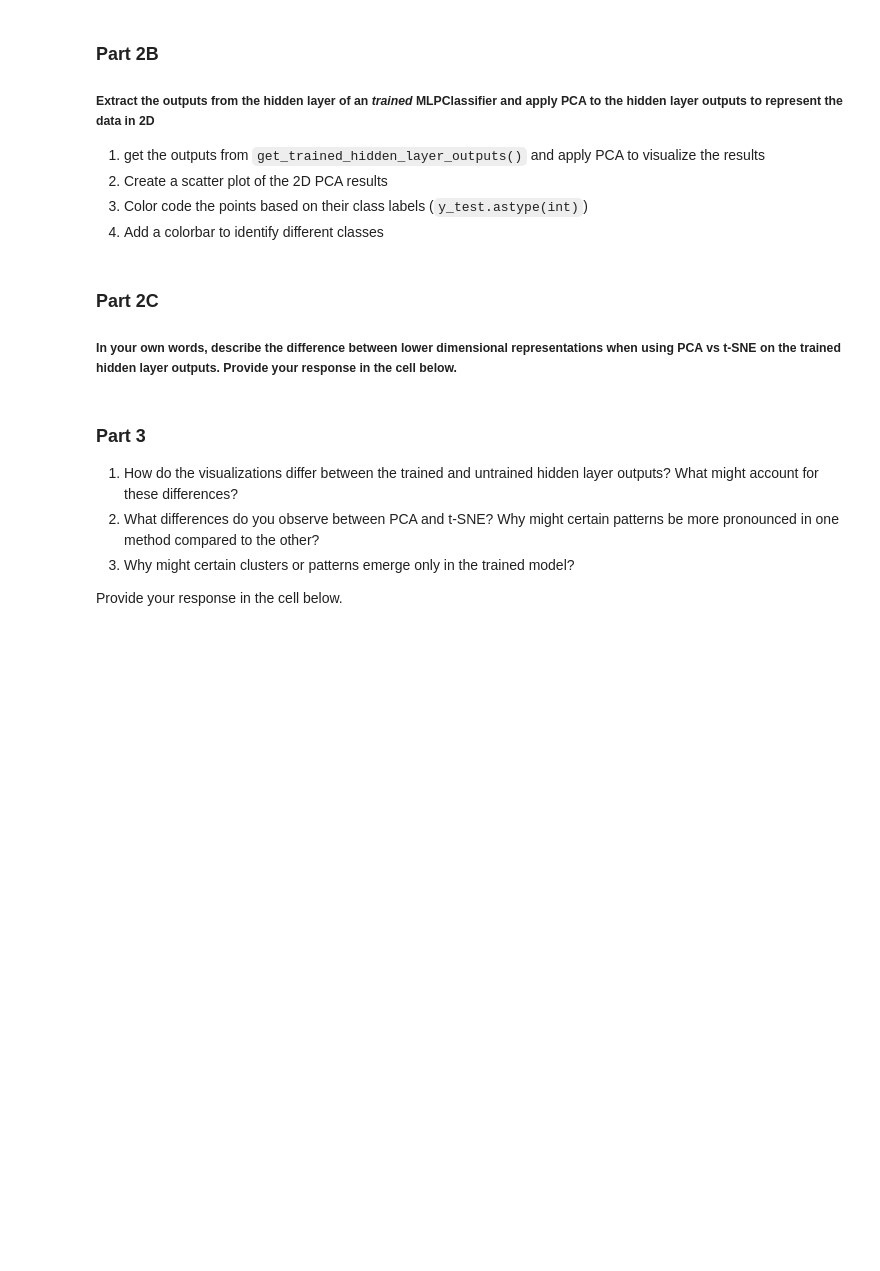
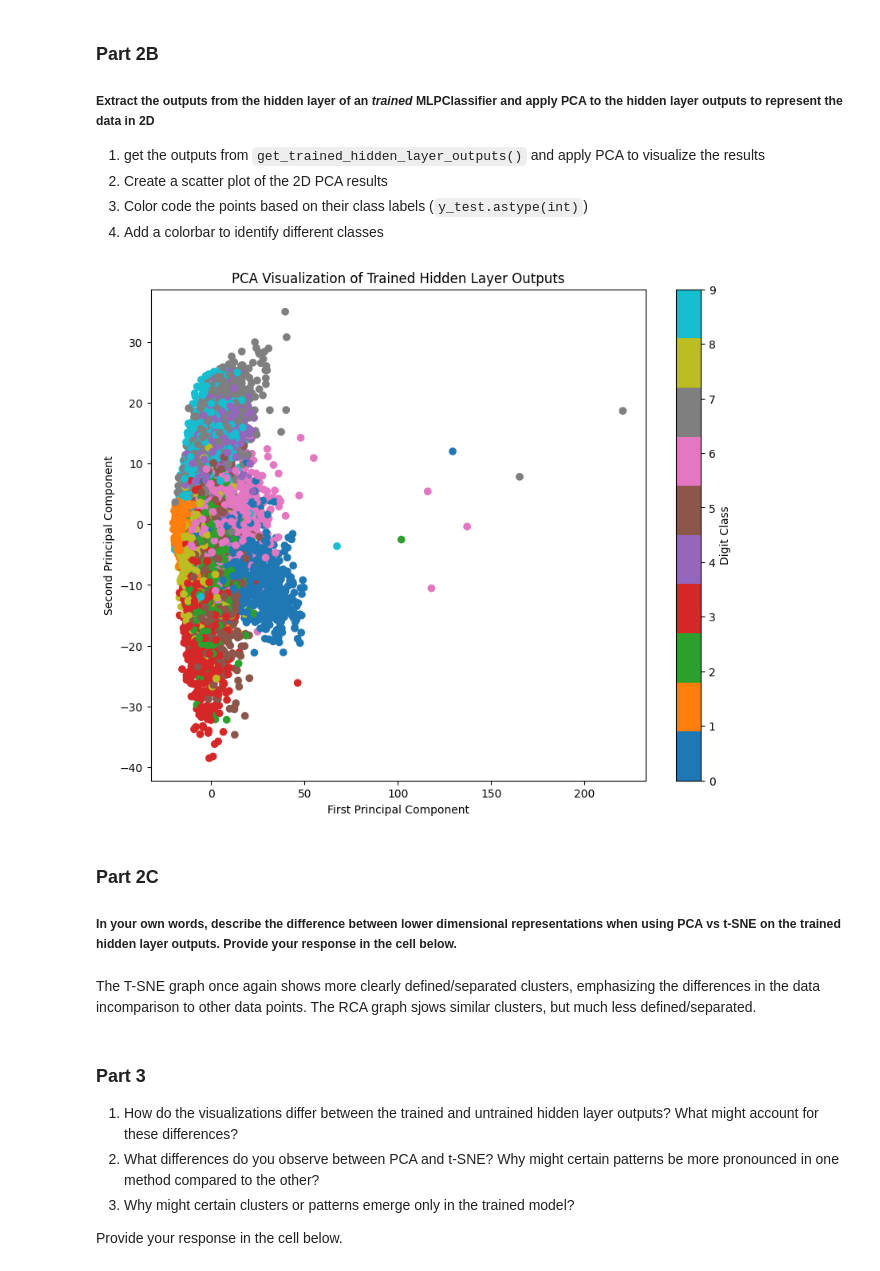
Before and after one commit to Heather-bu/bme3053c, a Jupyter notebook: unsupervised_homework.ipynb, the cells around one changed output. Saved outputs shown, nothing was run; the diff lists cells and outputs as text; code cells hidden in the pictures; blank space fills up the shorter version.

```diff
--- a/unsupervised_homework.ipynb
+++ b/unsupervised_homework.ipynb
@@ -160,6 +212,25 @@ def get_trained_hidden_layer_outputs():
+# %%
+#Provide your code below
+# Apply PCA
+pca = PCA(n_components=2)
+trained_pca = pca.fit_transform(trained_outputs)
+
+# Create scatter plot
+plt.figure(figsize=(10, 8))
+scatter = plt.scatter(trained_pca[:, 0], trained_pca[:, 1],
+                     c=y_test.astype(int), cmap='tab10')
+plt.colorbar(scatter, label='Digit Class')
+plt.title('PCA Visualization of Trained Hidden Layer Outputs')
+plt.xlabel('First Principal Component')
+plt.ylabel('Second Principal Component')
+plt.show()
+# %% [output]
+[figure, added]
 # %% [markdown]
 ### **Part 2C**
 ##### In your own words, describe the difference between lower dimensional representations when using PCA vs t-SNE on the trained hidden layer outputs. Provide your response in the cell below.
+# %% [markdown]
+The T-SNE graph once again shows more clearly defined/separated clusters, emphasizing the differences in the data incomparison to other data points. The RCA graph sjows similar clusters, but much less defined/separated.
 # %% [markdown]
 ### **Part 3**
 
```
Also changed, not shown: parts of 9 cells of this notebook.
